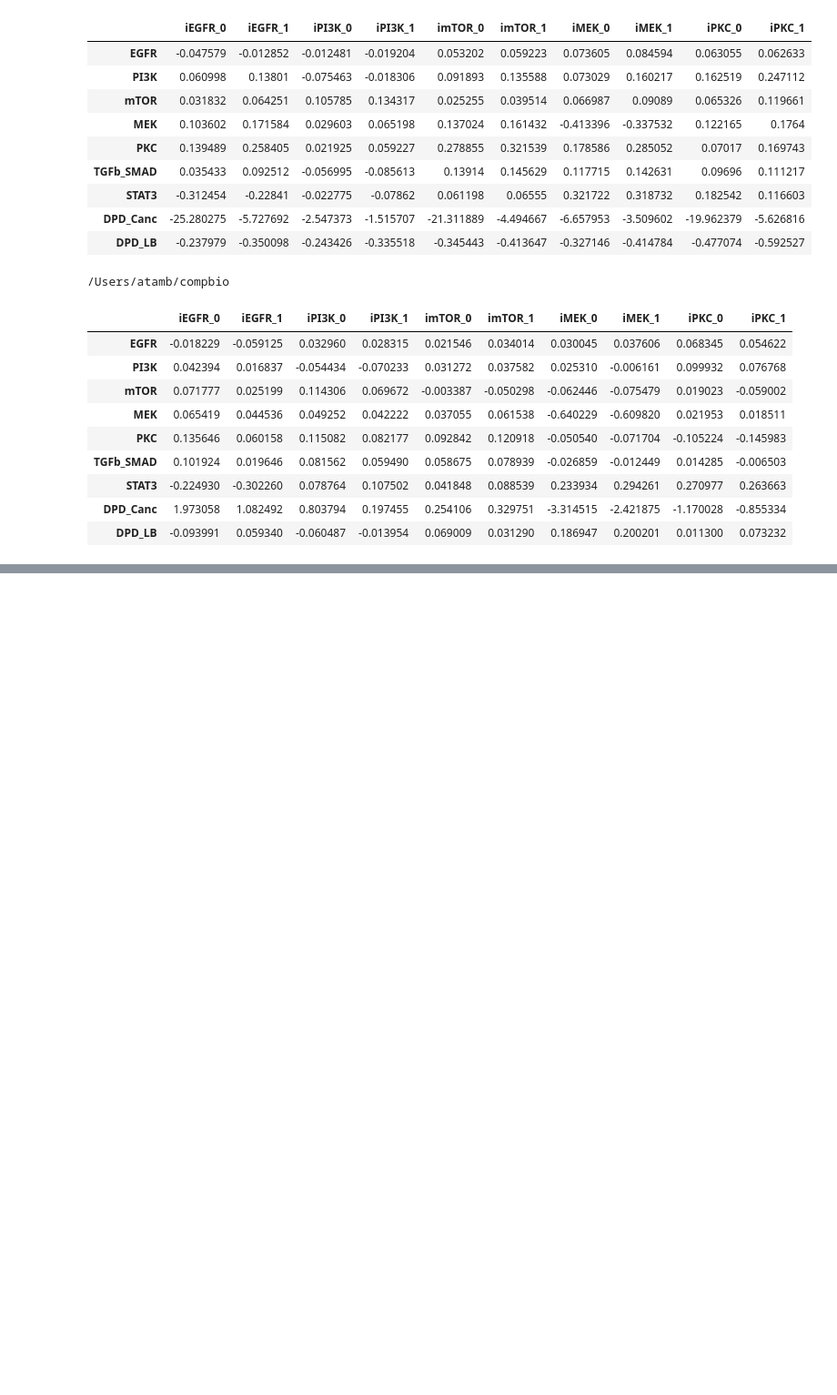
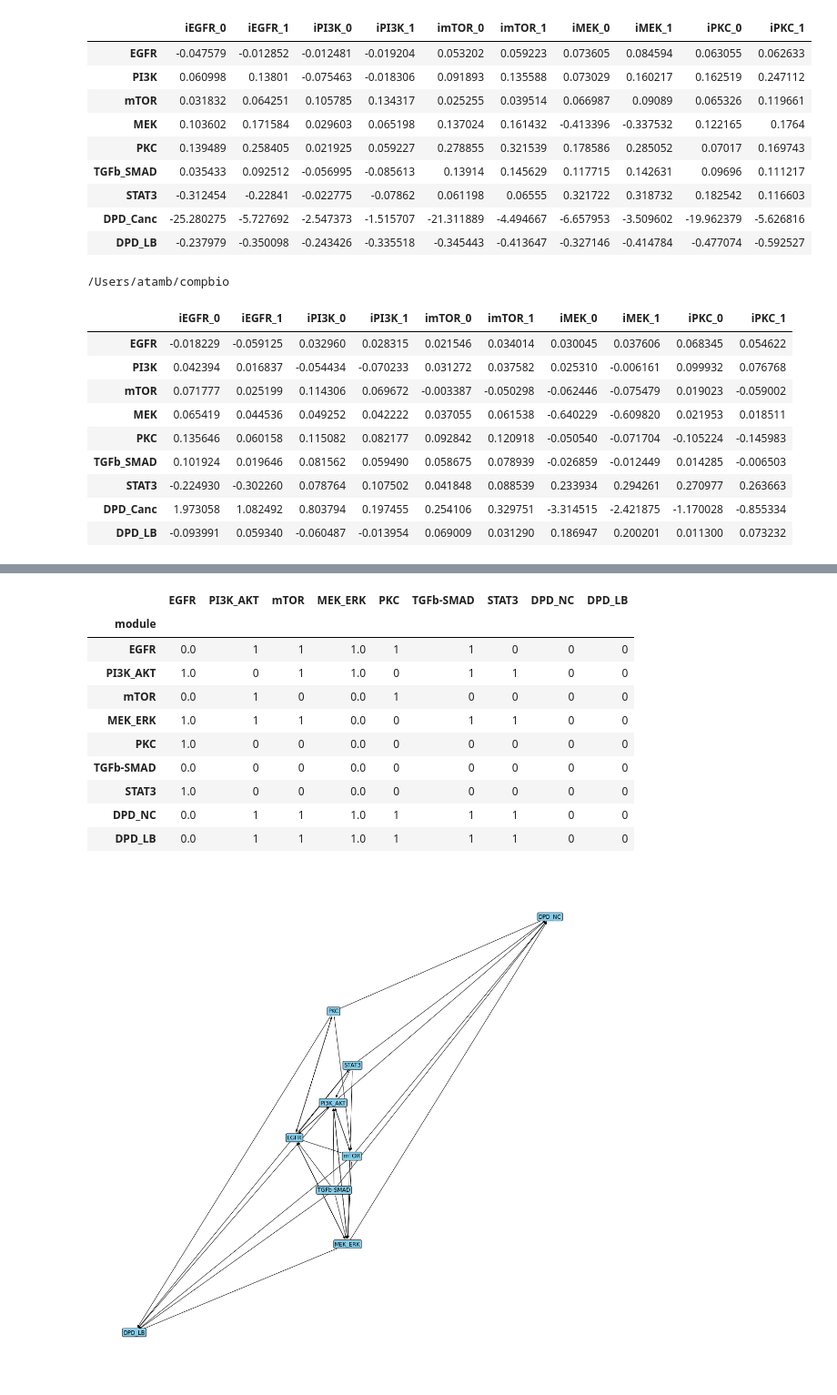
Before and after one commit to at2005/BTYSTE-2023, a Jupyter notebook: MSB cSTAR.ipynb, the cells around one changed output, grey strips where cells are left out. Shown: that part at 91% size. Drawn from its saved outputs; the diff is of its cells as text; code cells hidden in the pictures; blank space fills up the shorter version.

```diff
--- a/MSB cSTAR.ipynb
+++ b/MSB cSTAR.ipynb
@@ -792,0 +791,30 @@ create_bpsl("BT549", "iPI3K")
+# %%
+# draw graph based on adjcancy matrix
+import networkx as nx
+import matplotlib.pyplot as plt
+def plot_network(line):
+    bmra_conn_mean = pd.read_csv(f"results_BMRA/{line}_40.0_60.0_Am.csv").round(0)
+    bmra_conn_mean["module"] = ["EGFR", "PI3K_AKT", "mTOR", "MEK_ERK", "PKC", "TGFb-SMAD", "STAT3"] + ["DPD_NC", "DPD_LB"]
+    bmra_conn_mean = bmra_conn_mean.set_index("module")
+    display(bmra_conn_mean)
+
+    # plot network graph based on interactions of labels in output_lst
+    G = nx.from_pandas_adjacency(bmra_conn_mean.T, create_using=nx.DiGraph)
+    plt.figure(figsize=(15,15))
+    nx.draw(G, with_labels=True,  node_shape="s",  node_color="none", bbox=dict(facecolor="skyblue", edgecolor='black', boxstyle='round,pad=0.2'))
+    plt.show()
+
+plot_network("MCF10A")
+# %% [output]
+|  | EGFR | PI3K_AKT | mTOR | MEK_ERK | PKC | TGFb-SMAD | STAT3 | DPD_NC | DPD_LB |
+| module |  |  |  |  |  |  |  |  |  |
+| EGFR | 0.0 | 1 | 1 | 1.0 | 1 | 1 | 0 | 0 | 0 |
+| PI3K_AKT | 1.0 | 0 | 1 | 1.0 | 0 | 1 | 1 | 0 | 0 |
+| mTOR | 0.0 | 1 | 0 | 0.0 | 1 | 0 | 0 | 0 | 0 |
+| MEK_ERK | 1.0 | 1 | 1 | 0.0 | 0 | 1 | 1 | 0 | 0 |
+| PKC | 1.0 | 0 | 0 | 0.0 | 0 | 0 | 0 | 0 | 0 |
+| TGFb-SMAD | 0.0 | 0 | 0 | 0.0 | 0 | 0 | 0 | 0 | 0 |
+| STAT3 | 1.0 | 0 | 0 | 0.0 | 0 | 0 | 0 | 0 | 0 |
+| DPD_NC | 0.0 | 1 | 1 | 1.0 | 1 | 1 | 1 | 0 | 0 |
+| DPD_LB | 0.0 | 1 | 1 | 1.0 | 1 | 1 | 1 | 0 | 0 |
+[figure, added]
```
Also changed, not shown: parts of 2 cells of this notebook, 19 other files.
